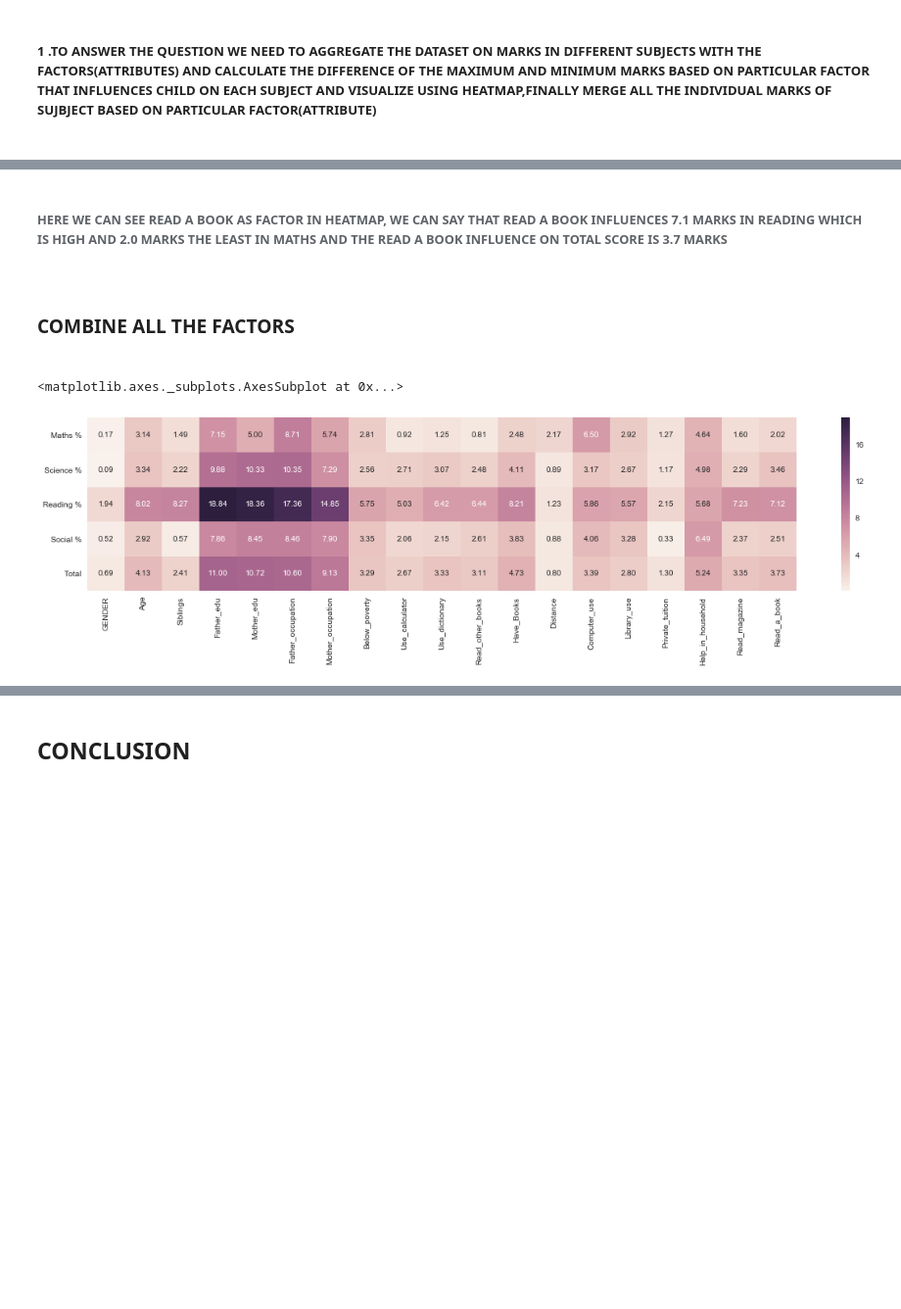
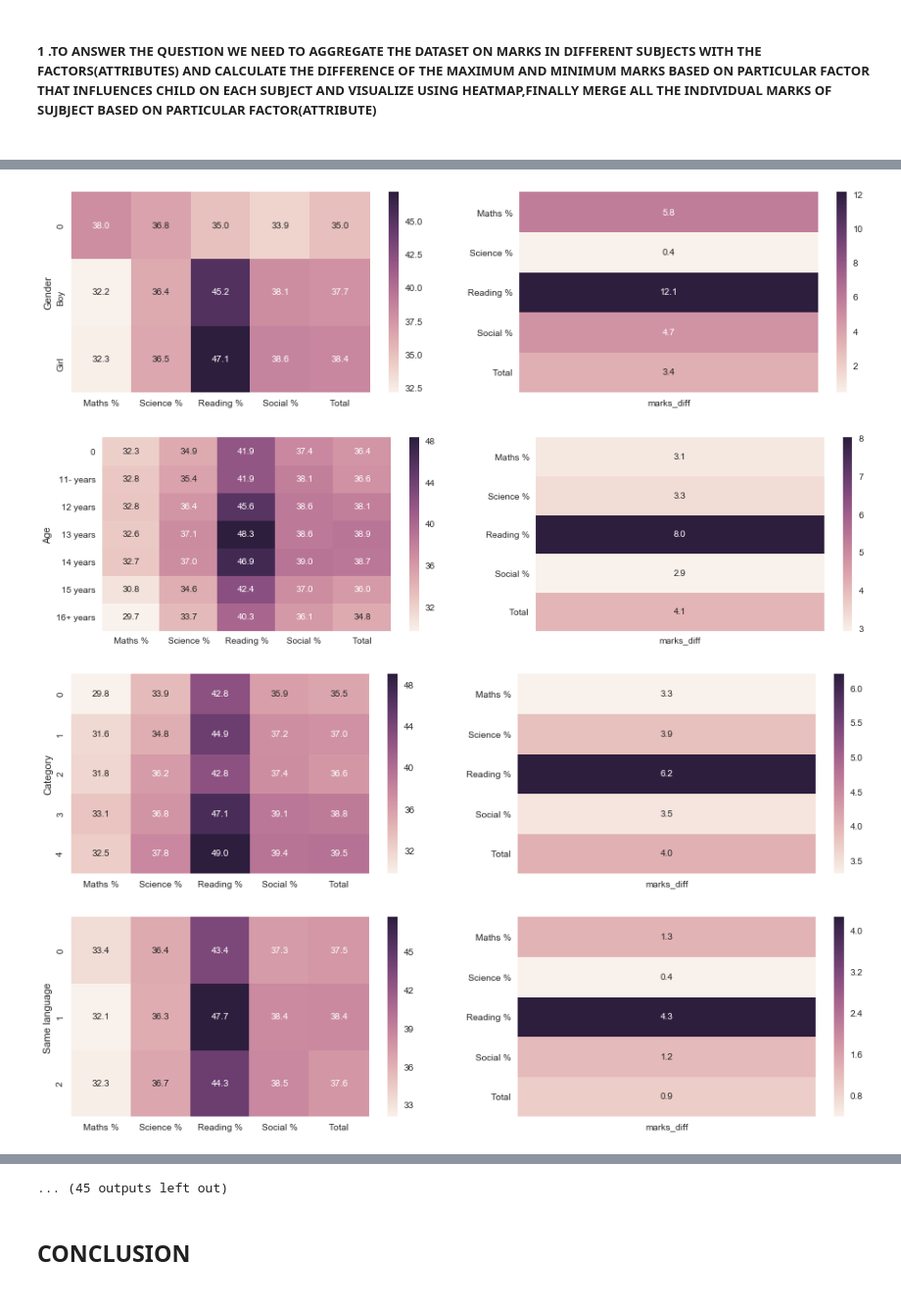
Before and after one commit to venkatakrishnareddymallu/Data-Science, a Jupyter notebook: nas_gramener.ipynb, the cells around one changed output, grey strips where cells are left out. Shown at 98% size. Drawn from its saved outputs; the diff is of its cells as text; code cells hidden in the pictures; blank space fills up the shorter version.

```diff
--- a/nas_gramener.ipynb
+++ b/nas_gramener.ipynb
@@ -140,12 +138,7 @@ df.head(3)
 # %%
-#Using grouop by to aggregate the Dataset on marks with factor
-x=df.groupby(['Gender'])['Maths %','Science %','Reading %','Social %','Total'].mean()
-#To remove the unfair record other than gender
-x.drop(0,inplace=True)
-#Calculating the Difference of max and min value that influence the marks based on factor
-Gender=pd.DataFrame(x.max()-x.min(),columns=['GENDER'])
-# Specifying a subplot for Heatmap
-fig,axs=plt.subplots(ncols=2,figsize=(16,5))
-plt.figure(figsize=(25,30))
-sns.heatmap(data=x,ax=axs[1],annot=True,fmt='.1f')
-sns.heatmap(data=Gender,annot=True,fmt='.1f',ax=axs[0])
+def input(list):
+        x= df.groupby(list)['Maths %','Science %','Reading %','Social %','Total'].mean()
+        y=pd.DataFrame(x.max()-x.min(),columns=['marks_diff'])
+        fig,axs=plt.subplots(ncols=2,figsize=(16,4))
+        sns.heatmap(data=x,annot=True,fmt='.1f',ax=axs[0])
+        sns.heatmap(data=y,annot=True,fmt='.1f',ax=axs[1])
@@ -485,4 +144,0 @@ sns.heatmap(data=Read_a_book,annot=True,fmt='.1f',ax=axs[0])
-# %% [markdown]
-<h6>HERE WE CAN SEE READ A BOOK AS FACTOR IN HEATMAP, WE CAN SAY THAT READ A BOOK INFLUENCES 7.1 MARKS IN READING WHICH IS HIGH AND 2.0 MARKS THE LEAST IN MATHS AND THE READ A BOOK INFLUENCE ON TOTAL SCORE IS 3.7 MARKS<h6>
-# %% [markdown]
-<h3>COMBINE ALL THE FACTORS<h3>
@@ -491,6 +145,26 @@ combine_factors=pd.concat([Gender,Age,Siblings,Father_edu,Mother_edu,Father_occu
-# %%
-fig, ax = plt.subplots(figsize=(20,4))
-sns.heatmap(data=combine_factors,annot=True,fmt='.2f',ax=ax)
-# %% [output]
-<matplotlib.axes._subplots.AxesSubplot at 0x...>
-[figure, removed]
+# %%
+listt=['Gender', 'Age', 'Category',
+       'Same language', 'Siblings', 'Handicap', 'Father edu', 'Mother edu',
+       'Father occupation', 'Mother occupation', 'Below poverty',
+       'Use calculator', 'Use computer', 'Use Internet', 'Use dictionary',
+       'Read other books', '# Books', 'Distance', 'Computer use',
+       'Library use', 'Like school', 'Subjects', 'Give Lang HW',
+       'Give Math HW', 'Give Scie HW', 'Give SoSc HW', 'Correct Lang HW',
+       'Correct Math HW', 'Correct Scie HW', 'Correct SocS HW',
+       'Help in Study', 'Private tuition', 'English is difficult',
+       'Read English', 'Dictionary to learn', 'Answer English WB',
+       'Answer English aloud', 'Maths is difficult', 'Solve Maths',
+       'Solve Maths in groups', 'Draw geometry', 'Explain answers',
+       'SocSci is difficult', 'Historical excursions', 'Participate in SocSci',
+       'Small groups in SocSci', 'Express SocSci views',
+       'Science is difficult', 'Observe experiments', 'Conduct experiments',
+       'Solve science problems', 'Express science views', 'Watch TV',
+       'Read magazine', 'Read a book', 'Play games', 'Help in household']
+# %%
+for i in listt:
+    input(i)
+# %% [output]
+[figure, added]
+[figure, added]
+[figure, added]
+[figure, added]
@@ -497,3 +179,4 @@ sns.heatmap(data=combine_factors,annot=True,fmt='.2f',ax=ax)
+... (45 outputs left out)
 # %% [markdown]
 <h2>CONCLUSION<h2>
 # %% [markdown]
```
Also changed, not shown: parts of 67 cells of this notebook.
